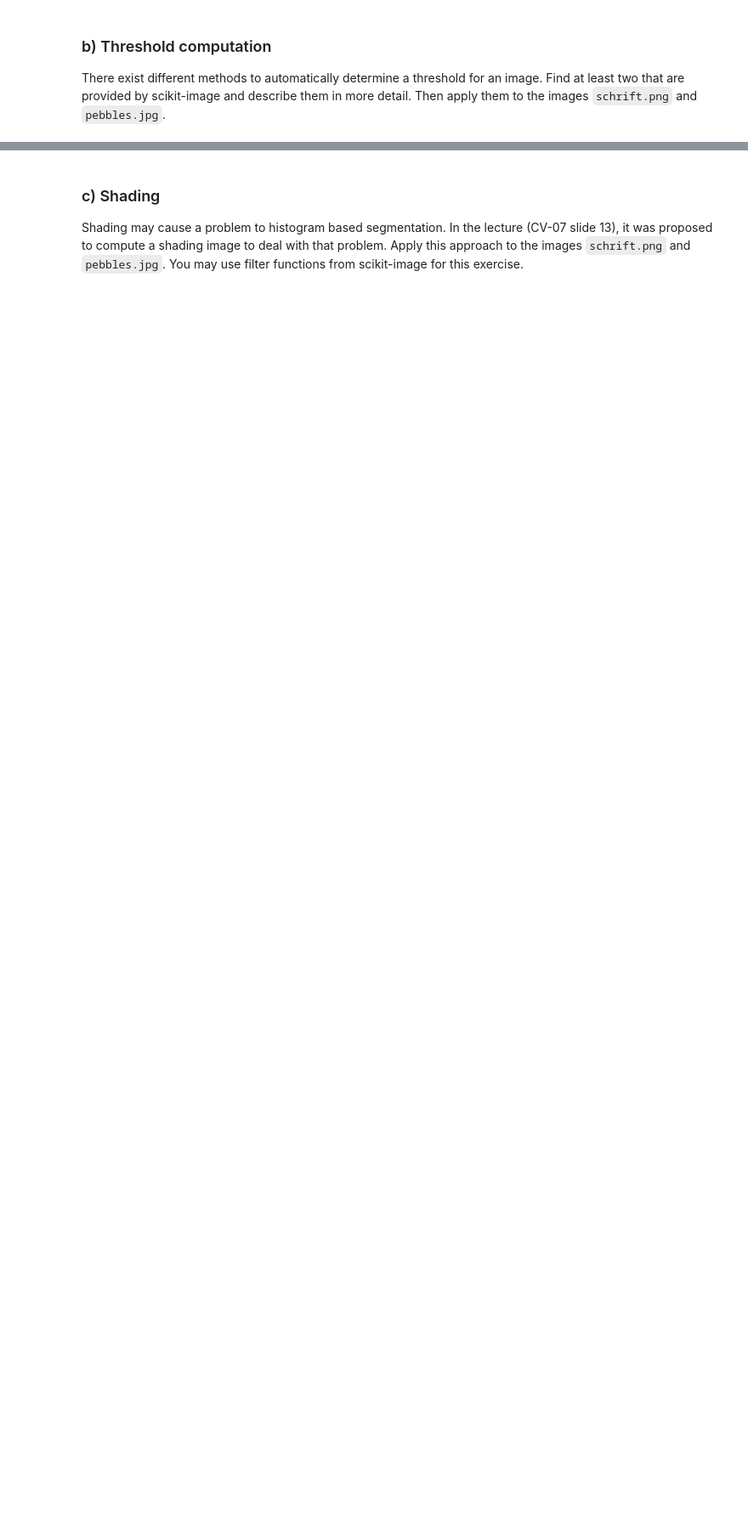
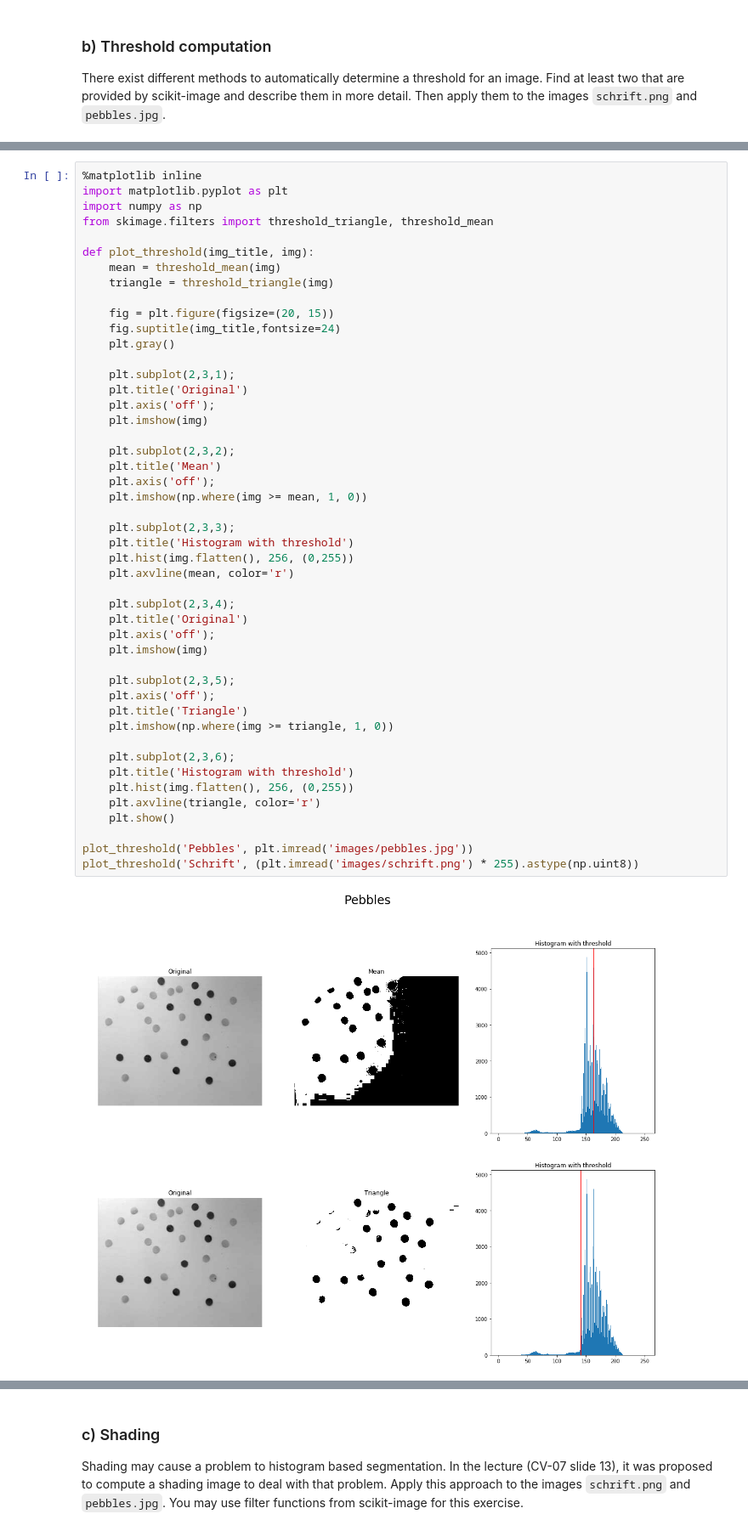
Before and after one commit to ArielMant0/cv2018, a Jupyter notebook: 04/sheet04.ipynb, the cells around one changed output, grey strips where cells are left out. Shown at 85% size. Saved outputs shown, nothing was run; the diff lists cells and outputs as text; blank space fills up the shorter version.

```diff
--- a/04/sheet04.ipynb
+++ b/04/sheet04.ipynb
@@ -183,0 +165,49 @@ ValueError: The truth value of an array with more than one element is ambiguous.
+# %%
+%matplotlib inline
+import matplotlib.pyplot as plt
+import numpy as np
+from skimage.filters import threshold_triangle, threshold_mean
+
+def plot_threshold(img_title, img):
+    mean = threshold_mean(img)
+    triangle = threshold_triangle(img)
+
+    fig = plt.figure(figsize=(20, 15))
+    fig.suptitle(img_title,fontsize=24)
+    plt.gray()
+
+    plt.subplot(2,3,1);
+    plt.title('Original')
+    plt.axis('off');
+    plt.imshow(img)
+
+    plt.subplot(2,3,2);
+    plt.title('Mean')
+    plt.axis('off');
+    plt.imshow(np.where(img >= mean, 1, 0))
+
+    plt.subplot(2,3,3);
+    plt.title('Histogram with threshold')
+    plt.hist(img.flatten(), 256, (0,255))
+    plt.axvline(mean, color='r')
+
+    plt.subplot(2,3,4);
+    plt.title('Original')
+    plt.axis('off');
+    plt.imshow(img)
+
+    plt.subplot(2,3,5);
+    plt.axis('off');
+    plt.title('Triangle')
+    plt.imshow(np.where(img >= triangle, 1, 0))
+
+    plt.subplot(2,3,6);
+    plt.title('Histogram with threshold')
+    plt.hist(img.flatten(), 256, (0,255))
+    plt.axvline(triangle, color='r')
+    plt.show()
+
+plot_threshold('Pebbles', plt.imread('images/pebbles.jpg'))
+plot_threshold('Schrift', (plt.imread('images/schrift.png') * 255).astype(np.uint8))
+# %% [output]
+[figure, added]
```
Also changed, not shown: parts of 17 cells of this notebook, 1 other file.
